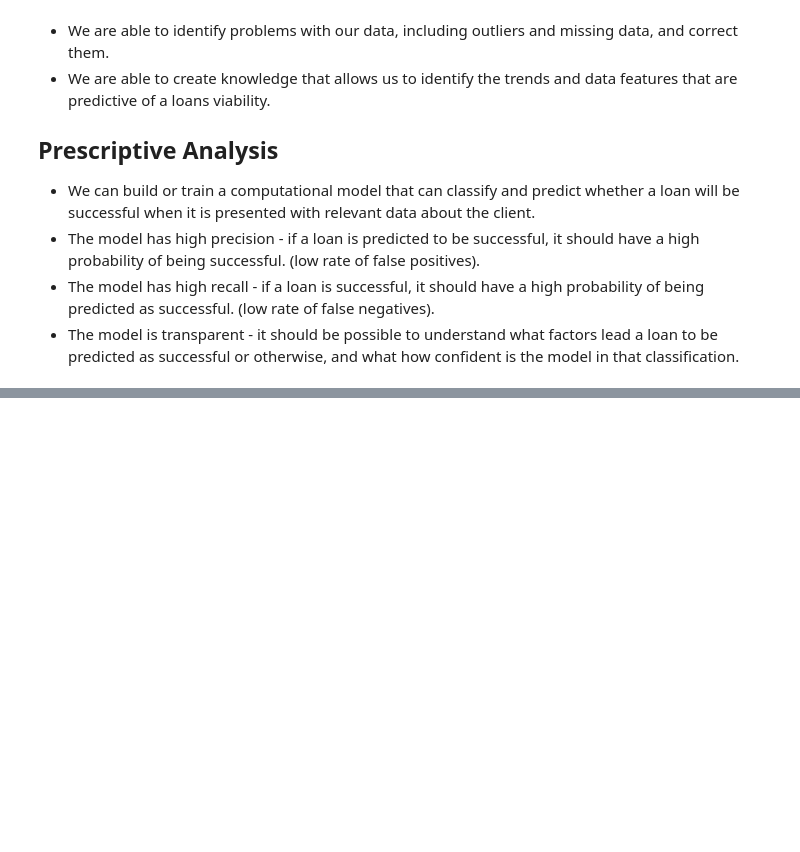
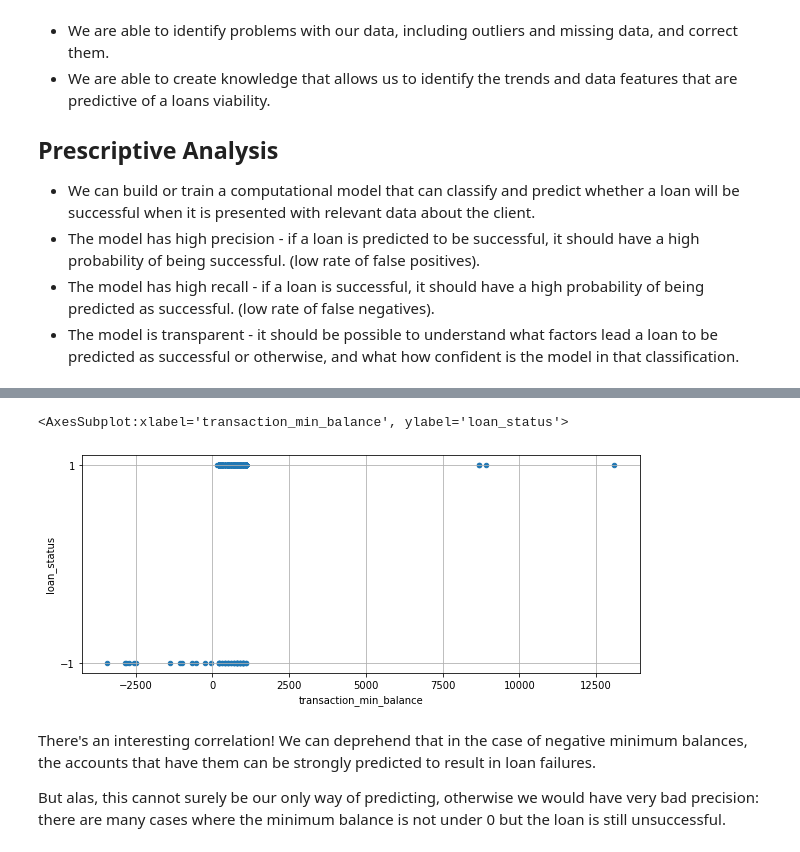
Before and after one commit to joaonmatos/feup-machine-learning, a Jupyter notebook: analysis.ipynb, the cells around one changed output, grey strips where cells are left out. Cells and saved outputs as stored; diff of their text form; code cells hidden in the pictures; blank space fills up the shorter version.

```diff
--- a/analysis.ipynb
+++ b/analysis.ipynb
@@ -66,0 +152,9 @@ train_dataset = pd.read_csv("features/v1/learn.csv")
+# %%
+train_dataset.plot(kind="scatter", x="transaction_min_balance", y="loan_status", yticks=[-1, 1], figsize = (10, 4), grid=True)
+# %% [output]
+<AxesSubplot:xlabel='transaction_min_balance', ylabel='loan_status'>
+[figure, added]
+# %% [markdown]
+There's an interesting correlation! We can deprehend that in the case of negative minimum balances, the accounts that have them can be strongly predicted to result in loan failures.
+
+But alas, this cannot surely be our only way of predicting, otherwise we would have very bad precision: there are many cases where the minimum balance is not under 0 but the loan is still unsuccessful.
```
Also changed, not shown: parts of 12 cells of this notebook, 2 other files.
